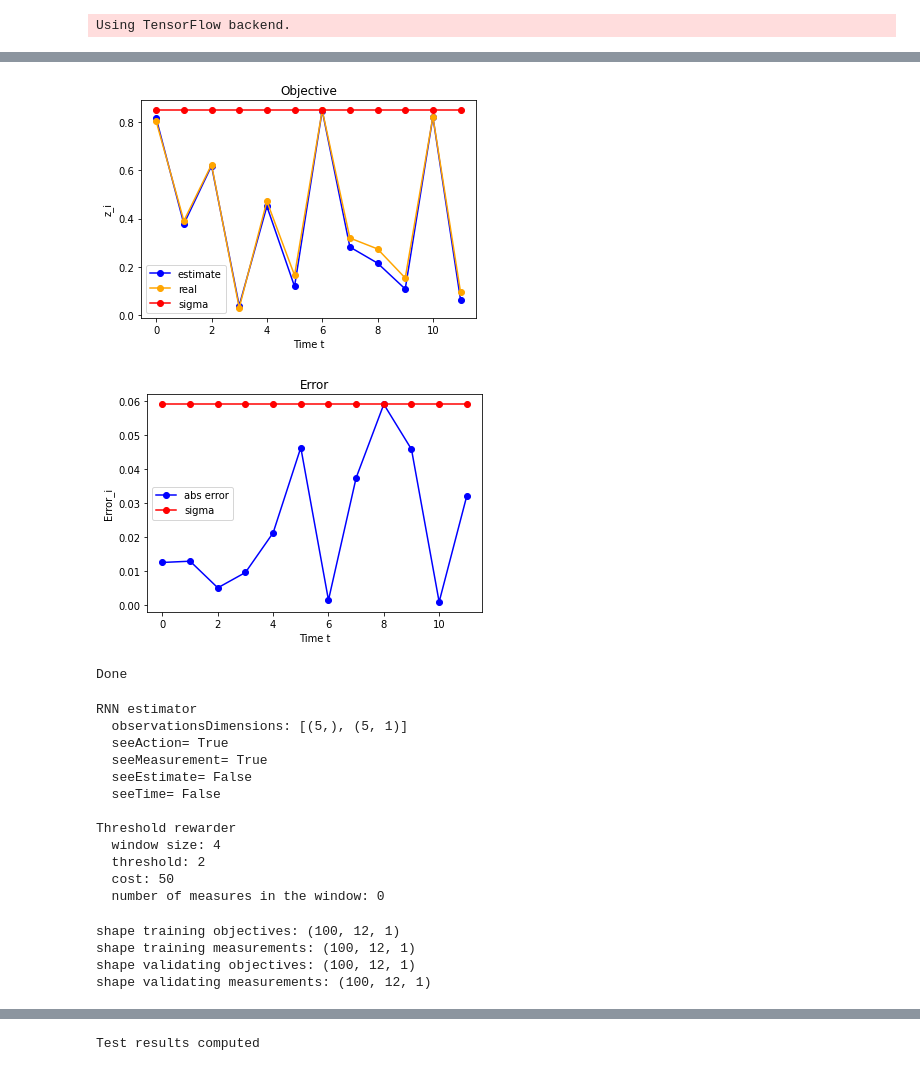
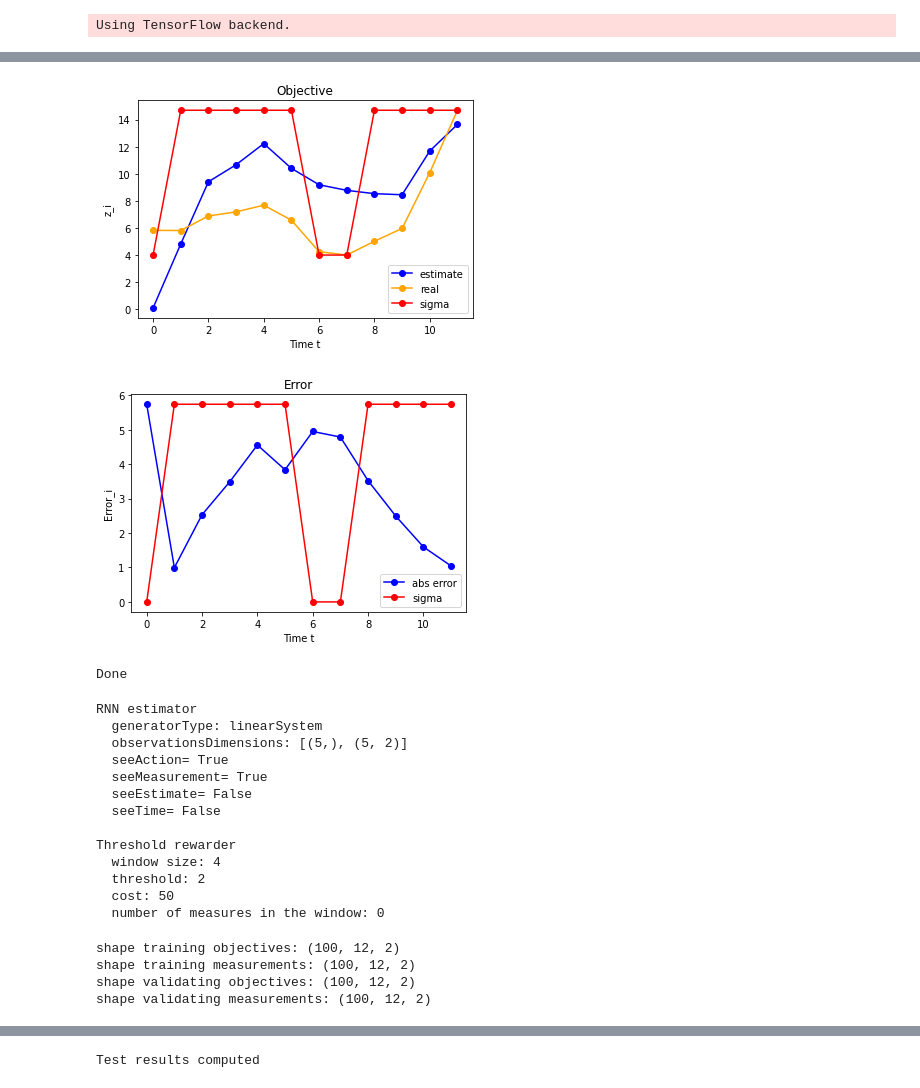
Before and after one commit to aaspeel/optiMeasRL, a Jupyter notebook: RL.ipynb, the cells around one changed output, grey strips where cells are left out. Cells and saved outputs as stored; diff of their text form; code cells hidden in the pictures.

Commit message:
Add files via uploads
The rnn estimator receives the actions as input

```diff
--- a/RL.ipynb
+++ b/RL.ipynb
@@ -22,29 +22,32 @@ from keras.optimizers import Adam
 Using TensorFlow backend.
 # %%
 # Set parameters
+T=12
+
 estimatorType='rnn' # kalman or rnn
+generatorType='linearSystem' # used only if compatible with the estimator type
+
 seeAction=True
 seeMeasurement=True
 seeEstimate=False
 seeTime=False
-T=12
 # %%
 if estimatorType=='rnn':
     # construct and train a Sequential RNN model with keras
     numberSamples_trainRNN=500
     T_trainRNN=T
-    generatorType='random01'
 
     # generate sequences for training
     (objectives_trainRNN,measurements_trainRNN)=generateSequence(T_trainRNN,numberSamples=numberSamples_trainRNN,generatorType=generatorType)
     sigmas_trainRNN=randomSigma(T_trainRNN,numberSamples=numberSamples_trainRNN,p0=0.2)
     measurements_corrupted_trainRNN=corruptSequence_outOfRange(measurements_trainRNN,sigmas_trainRNN)
+    inputRNN=np.concatenate((np.expand_dims(sigmas_trainRNN,2),measurements_corrupted_trainRNN),axis=2)
 
     n_dim_meas=np.shape(measurements_corrupted_trainRNN)[2]
     n_dim_obj=np.shape(objectives_trainRNN)[2]
 
     model=Sequential()
-    model.add(LSTM(20,input_shape=(None,n_dim_meas),return_sequences=True))
+    model.add(LSTM(20,input_shape=(None,n_dim_meas+1),return_sequences=True))
     model.add(LSTM(20,return_sequences=True))
     model.add(Dense(n_dim_obj,activation=None))
 
@@ -52,7 +55,7 @@ if estimatorType=='rnn':
     model.summary()
 
     # train the RNN
-    history=model.fit(x=measurements_corrupted_trainRNN,y=objectives_trainRNN,batch_size=1,epochs=20,validation_split=0.2,verbose=2)
+    history=model.fit(x=inputRNN,y=objectives_trainRNN,batch_size=1,epochs=5,validation_split=0.2,verbose=2)
 
     # plot loss
     plotRNNresults(history)
@@ -80,12 +83,12 @@ Done
 # %%
 if estimatorType=='rnn':
     idx_sample=2
-    estimates_trainRNN=model.predict(measurements_corrupted_trainRNN)
+    estimates_trainRNN=model.predict(inputRNN)
     plotExperiment(objectives_trainRNN, estimates_trainRNN, sigmas_trainRNN,idx_sample=idx_sample)
 print('Done')
 # %% [output]
-[figure, old version]
+[figure, new version]
-[figure, old version]
+[figure, new version]
 Done
 # %%
 # construct estimator
@@ -104,7 +107,8 @@ rewarder=ThresholdRewarder(threshold=2, cost=50, windowSize=4)
 rewarder.summarize()
 # %% [output]
 RNN estimator
-  observationsDimensions: [(5,), (5, 1)]
+  generatorType: linearSystem
+  observationsDimensions: [(5,), (5, 2)]
   seeAction= True
   seeMeasurement= True
   seeEstimate= False
@@ -131,10 +135,10 @@ print('shape training measurements:',np.shape(measurements_train))
 print('shape validating objectives:',np.shape(objectives_valid))
 print('shape validating measurements:',np.shape(measurements_valid))
 # %% [output]
-shape training objectives: (100, 12, 1)
-shape training measurements: (100, 12, 1)
-shape validating objectives: (100, 12, 1)
-shape validating measurements: (100, 12, 1)
+shape training objectives: (100, 12, 2)
+shape training measurements: (100, 12, 2)
+shape validating objectives: (100, 12, 2)
+shape validating measurements: (100, 12, 2)
 # %%
 # construct agent
 agent=constructAgent(estimator,rewarder,objectives_train,measurements_train,objectives_valid,measurements_valid)
```
Also changed, not shown: parts of 7 cells of this notebook, 4 other files.
